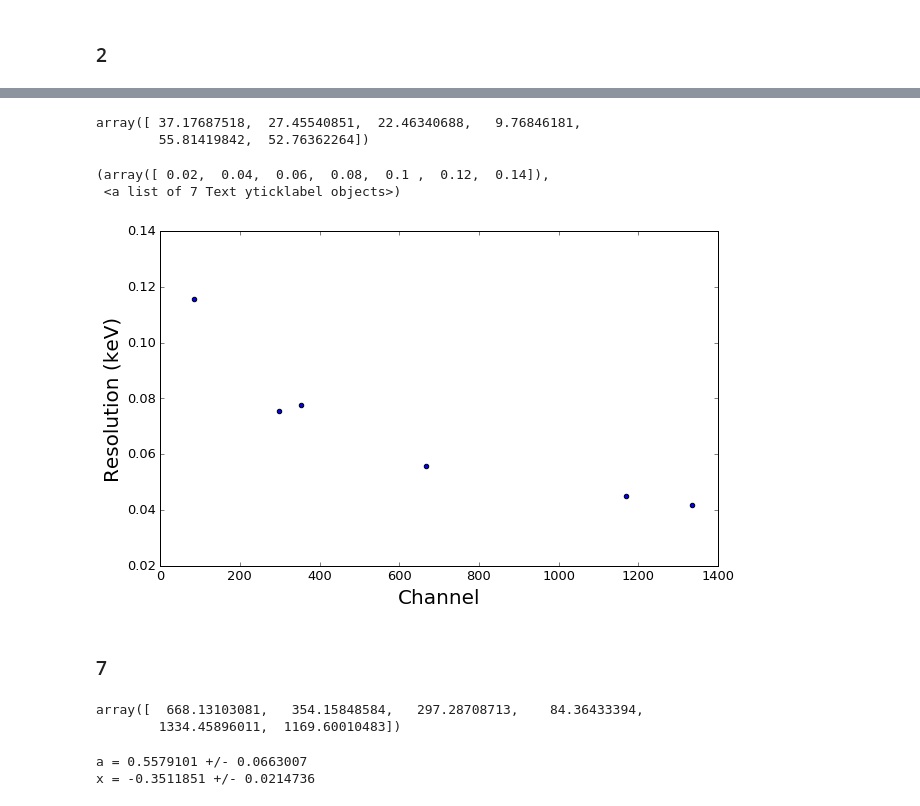
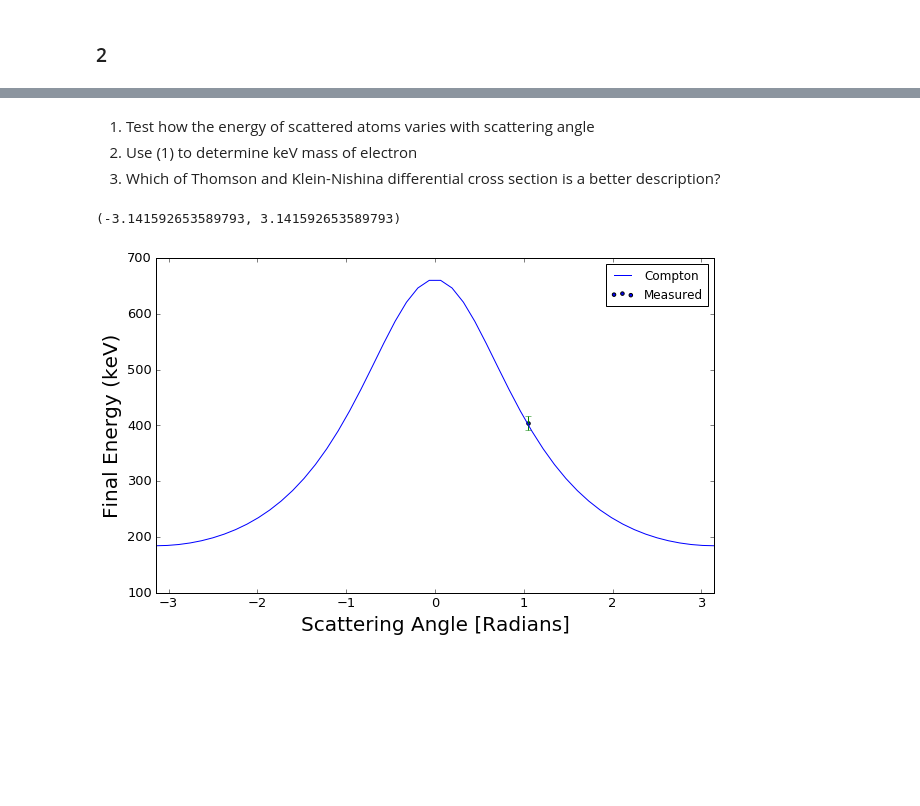
Before and after one commit to B-Rich/QLab, a Jupyter notebook: ComptonScattering/Calibration-ScintCopy.ipynb, the cells around one changed output, grey strips where cells are left out. Drawn from its saved outputs; the diff is of its cells as text; code cells hidden in the pictures; blank space fills up the shorter version.

Commit message:
Added Thomson vs Klein-Nishina

```diff
--- a/ComptonScattering/Calibration-ScintCopy.ipynb
+++ b/ComptonScattering/Calibration-ScintCopy.ipynb
@@ -123,4 +111,4 @@ dE
 # %%
-E = myfun(N,a,b,c)
-E
+EMeas = myfun(N,a,b,c)
+EMeas
 # %% [output]
@@ -132,0 +116,3 @@ Etheory
+# %%
+dEMeas = deltaE(N,dN)
+dEMeas
@@ -132,0 +121,6 @@ Etheory
+# %%
+Eo = 661.7 #Initial keV energy of gamma rays (before scattering)
+mc2 = 511 #electron mass in keV
+# %%
+def ECompton(Eo,mc2,theta):
+    return Eo/(1+(Eo/mc2)*(1-np.cos(theta)))
@@ -178,5 +133,0 @@ fwhmEnergy = np.array([abs(myfun(Peaks[i] + fwhmChannels[i]/2,a,b,c)
-# %%
-fwhmEnergy
-# %% [output]
-array([ 37.17687518,  27.45540851,  22.46340688,   9.76846181,
-        55.81419842,  52.76362264])
@@ -187,15 +134,22 @@ EPeaks = myfun(Peaks,a,b,c)
+# %% [markdown]
+1. Test how the energy of scattered atoms varies with scattering angle
+2. Use (1) to determine keV mass of electron
+3. Which of Thomson and Klein-Nishina differential cross section is a better description?
 # %%
+thetas = np.linspace(-np.pi,np.pi,50);
+
 plt.figure(figsize=(10,6));
-plt.scatter(EPeaks,resolution);
+plt.plot(thetas,ECompton(Eo,mc2,thetas),label='Compton');
+plt.errorbar(theta,EMeas,dEMeas);
+plt.scatter(theta,EMeas,dEMeas,label='Measured');
+plt.legend();
 
-plt.xlabel('Channel',fontsize=20);
-plt.ylabel('Resolution (keV)',fontsize = 20);
+plt.xlabel('Scattering Angle [Radians]',fontsize=20);
+plt.ylabel('Final Energy (keV)',fontsize = 20);
 plt.xticks(size = 13);
 plt.yticks(size = 13);
+plt.xlim(-np.pi,np.pi);
 #plt.savefig('Sample')
 # %% [output]
-(array([ 0.02,  0.04,  0.06,  0.08,  0.1 ,  0.12,  0.14]),
- <a list of 7 Text yticklabel objects>)
+(-3.141592653589793, 3.141592653589793)
-[figure, old version]
+[figure, new version]
-# %% [markdown]
-### 7
@@ -208,24 +155,0 @@ p02 = [.7,-1/2]
-# %%
-EPeaks
-# %% [output]
-array([  668.13103081,   354.15848584,   297.28708713,    84.36433394,
-        1334.45896011,  1169.60010483])
-# %%
-xlots2 = np.linspace(0,1400)  # need lots of data points for smooth curve
-yfit2 = np.zeros((len(Peaks),xlots.size))
-
-plsq, pcov = curve_fit(myfun2, EPeaks, resolution, p02)  # curve fit returns p and covariance matrix
-# these give the parameters and the uncertainties
-aa = plsq[0]
-eaa = np.sqrt(pcov[0,0])
-x = plsq[1]
-ex = np.sqrt(pcov[1,1])
-
-
-yfit2 = myfun2(xlots2,plsq[0],plsq[1])  # use fit results for a, b, c
-
-print('a = %.7f +/- %.7f' % (plsq[0], np.sqrt(pcov[0,0])))
-print('x = %.7f +/- %.7f' % (plsq[1], np.sqrt(pcov[1,1])))
-# %% [output]
-a = 0.5579101 +/- 0.0663007
-x = -0.3511851 +/- 0.0214736
```
Also changed, not shown: parts of 34 cells of this notebook, 2 other files.
